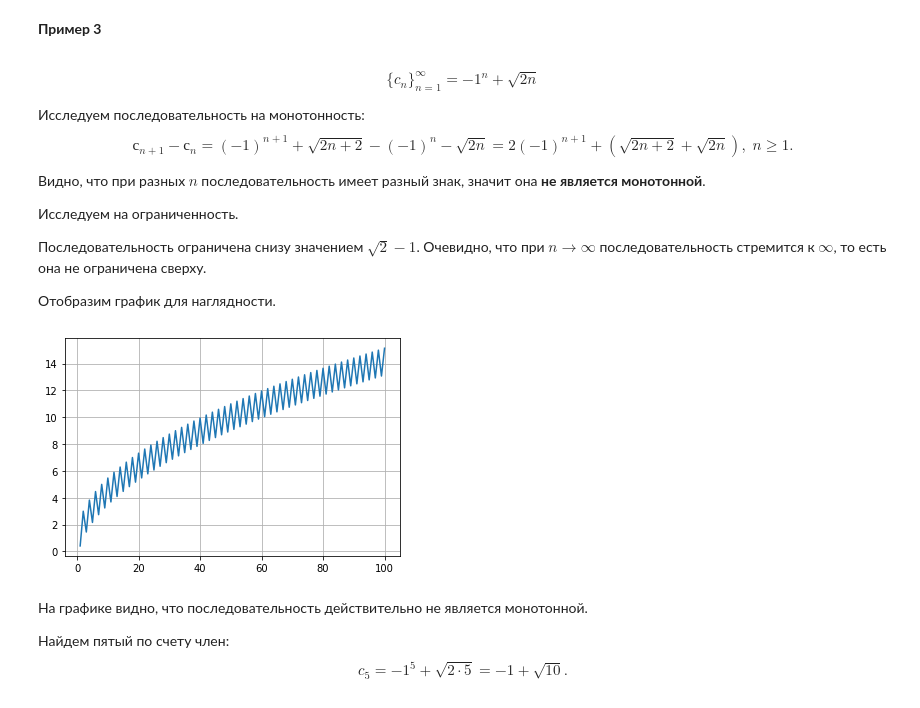
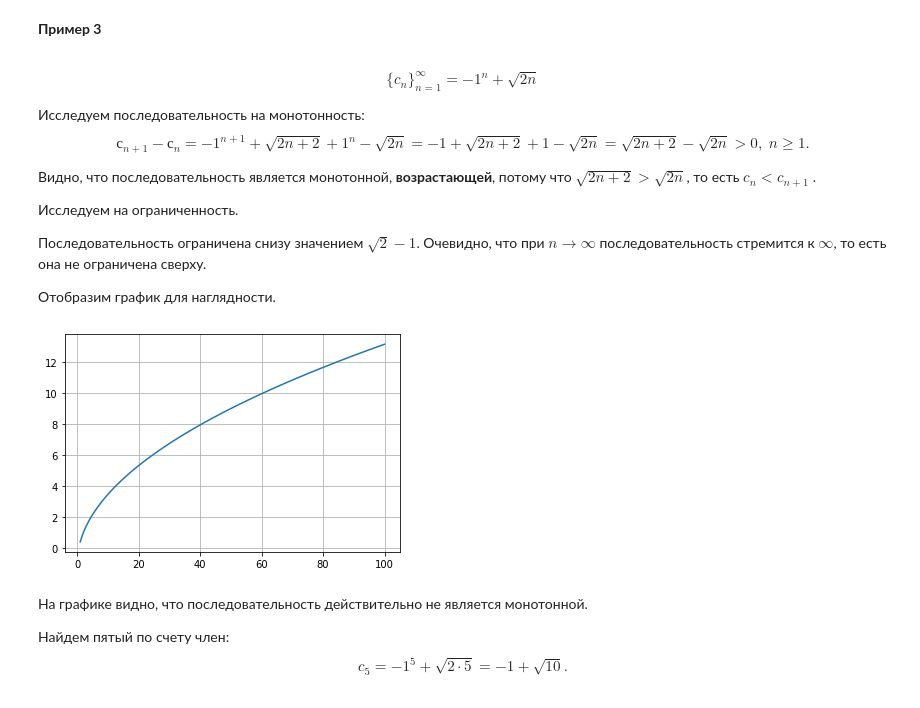
Before and after one commit to lkamalt/math-basics, a Jupyter notebook: lesson2/hw_lesson2.ipynb, the cells around one changed output. Drawn from its saved outputs; the diff is of its cells as text; code cells hidden in the pictures.

Commit message:
Исправлен пример 3 из части Последовательность

```diff
--- a/lesson2/hw_lesson2.ipynb
+++ b/lesson2/hw_lesson2.ipynb
@@ -345,9 +345,9 @@ $$b_5 = \frac{1}{1 - 5} = -\frac{1}{4}.$$
 $$\{c_n\}_{n=1}^{\infty} = -1^n + \sqrt{2n}$$
 
 Исследуем последовательность на монотонность:
-$$с_{n + 1} - с_n = (-1)^{n + 1} + \sqrt{2n + 2} - (-1)^n - \sqrt{2n} = 2(-1)^{n + 1} + (\sqrt{2n + 2} + \sqrt{2n}), \; n \ge 1.$$
+$$с_{n + 1} - с_n = -1^{n + 1} + \sqrt{2n + 2} + 1^n - \sqrt{2n} = -1 + \sqrt{2n + 2} + 1 - \sqrt{2n} = \sqrt{2n + 2} - \sqrt{2n} > 0, \; n \ge 1.$$
 
-Видно, что при разных $n$ последовательность имеет разный знак, значит она **не является монотонной**.
+Видно, что последовательность является монотонной, **возрастающей**, потому что $\sqrt{2n + 2} > \sqrt{2n}$, то есть $c_n < c_{n + 1}$ .
 
 Исследуем на ограниченность.
 
@@ -356,13 +356,13 @@ $$с_{n + 1} - с_n = (-1)^{n + 1} + \sqrt{2n + 2} - (-1)^n - \sqrt{2n} = 2(-1)^
 Отобразим график для наглядности.
 # %%
 x = np.linspace(1, 100, 100)
-y = np.power(-1, x) + np.sqrt(2 * x)
+y = -np.power(1, x) + np.sqrt(2 * x)
 
 plt.plot(x, y)
 plt.grid()
 plt.show()
 # %% [output]
-[figure, old version]
+[figure, new version]
 # %% [markdown]
 На графике видно, что последовательность действительно не является монотонной.
 
```
